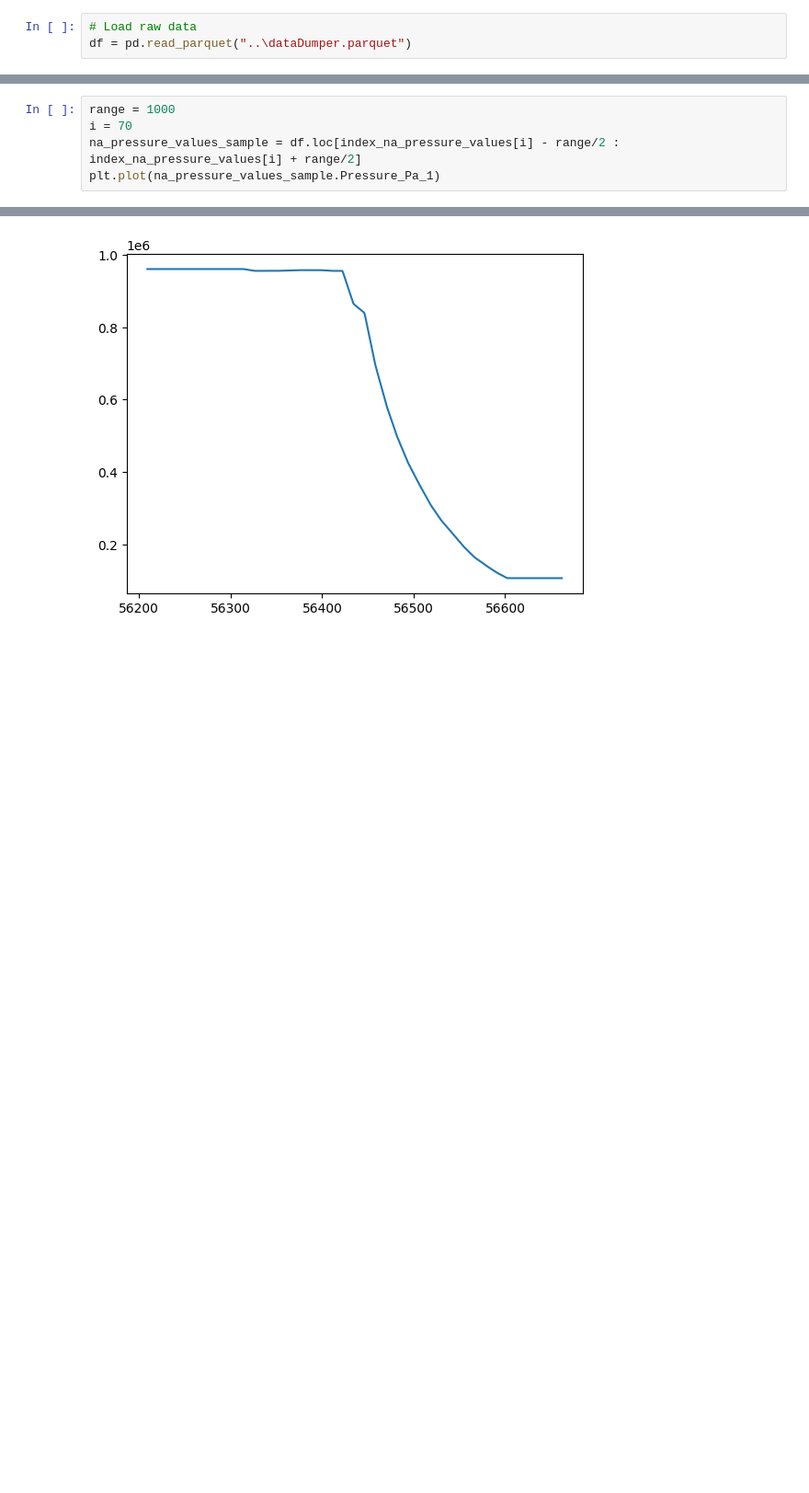
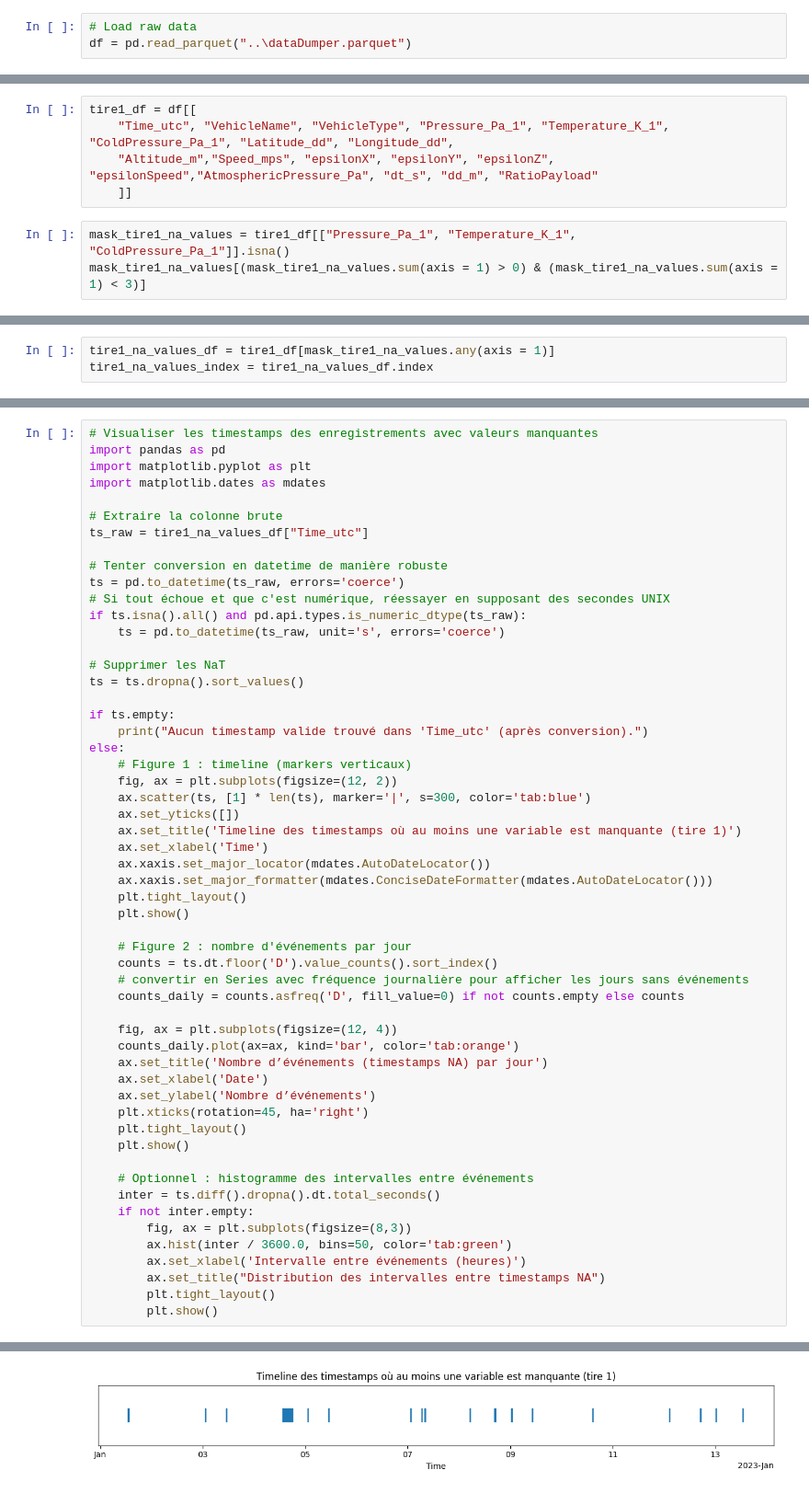
Before and after one commit to Nathan7128/ProjetMichelin, a Jupyter notebook: na_values_analysis/na_pressure_values.ipynb, the cells around one changed output, grey strips where cells are left out. Shown: that part at 92% size. Cells and saved outputs as stored; diff of their text form; blank space fills up the shorter version.

Commit message:
Missing Values Analysis

```diff
--- a/na_values_analysis/na_pressure_values.ipynb
+++ b/na_values_analysis/na_pressure_values.ipynb
@@ -16,0 +31,8 @@ na_pressure_values.Time_utc.hist()
+# %%
+tire1_df = df[[
+    "Time_utc", "VehicleName", "VehicleType", "Pressure_Pa_1", "Temperature_K_1", "ColdPressure_Pa_1", "Latitude_dd", "Longitude_dd",
+    "Altitude_m","Speed_mps", "epsilonX", "epsilonY", "epsilonZ", "epsilonSpeed","AtmosphericPressure_Pa", "dt_s", "dd_m", "RatioPayload"
+    ]]
+# %%
+mask_tire1_na_values = tire1_df[["Pressure_Pa_1", "Temperature_K_1", "ColdPressure_Pa_1"]].isna()
+mask_tire1_na_values[(mask_tire1_na_values.sum(axis = 1) > 0) & (mask_tire1_na_values.sum(axis = 1) < 3)]
@@ -16,0 +43,3 @@ na_pressure_values.Time_utc.hist()
+# %%
+tire1_na_values_df = tire1_df[mask_tire1_na_values.any(axis = 1)]
+tire1_na_values_index = tire1_na_values_df.index
@@ -17,6 +61,56 @@ na_pressure_values.Time_utc.hist()
 # %%
-range = 1000
-i = 70
-na_pressure_values_sample = df.loc[index_na_pressure_values[i] - range/2 : index_na_pressure_values[i] + range/2]
-plt.plot(na_pressure_values_sample.Pressure_Pa_1)
+# Visualiser les timestamps des enregistrements avec valeurs manquantes
+import pandas as pd
+import matplotlib.pyplot as plt
+import matplotlib.dates as mdates
+
+# Extraire la colonne brute
+ts_raw = tire1_na_values_df["Time_utc"]
+
+# Tenter conversion en datetime de manière robuste
+ts = pd.to_datetime(ts_raw, errors='coerce')
+# Si tout échoue et que c'est numérique, réessayer en supposant des secondes UNIX
+if ts.isna().all() and pd.api.types.is_numeric_dtype(ts_raw):
+    ts = pd.to_datetime(ts_raw, unit='s', errors='coerce')
+
+# Supprimer les NaT
+ts = ts.dropna().sort_values()
+
+if ts.empty:
+    print("Aucun timestamp valide trouvé dans 'Time_utc' (après conversion).")
+else:
+    # Figure 1 : timeline (markers verticaux)
+    fig, ax = plt.subplots(figsize=(12, 2))
+    ax.scatter(ts, [1] * len(ts), marker='|', s=300, color='tab:blue')
+    ax.set_yticks([])
+    ax.set_title('Timeline des timestamps où au moins une variable est manquante (tire 1)')
+    ax.set_xlabel('Time')
+    ax.xaxis.set_major_locator(mdates.AutoDateLocator())
+    ax.xaxis.set_major_formatter(mdates.ConciseDateFormatter(mdates.AutoDateLocator()))
+    plt.tight_layout()
+    plt.show()
+
+    # Figure 2 : nombre d'événements par jour
+    counts = ts.dt.floor('D').value_counts().sort_index()
+    # convertir en Series avec fréquence journalière pour afficher les jours sans événements
+    counts_daily = counts.asfreq('D', fill_value=0) if not counts.empty else counts
+
+    fig, ax = plt.subplots(figsize=(12, 4))
+    counts_daily.plot(ax=ax, kind='bar', color='tab:orange')
+    ax.set_title('Nombre d’événements (timestamps NA) par jour')
+    ax.set_xlabel('Date')
+    ax.set_ylabel('Nombre d’événements')
+    plt.xticks(rotation=45, ha='right')
+    plt.tight_layout()
+    plt.show()
+
+    # Optionnel : histogramme des intervalles entre événements
+    inter = ts.diff().dropna().dt.total_seconds()
+    if not inter.empty:
+        fig, ax = plt.subplots(figsize=(8,3))
+        ax.hist(inter / 3600.0, bins=50, color='tab:green')
+        ax.set_xlabel('Intervalle entre événements (heures)')
+        ax.set_title("Distribution des intervalles entre timestamps NA")
+        plt.tight_layout()
+        plt.show()
 # %% [output]
@@ -24 +117 @@ plt.plot(na_pressure_values_sample.Pressure_Pa_1)
-[figure, old version]
+[figure, new version]
```
Also changed, not shown: parts of 8 cells of this notebook, 1 other file.
